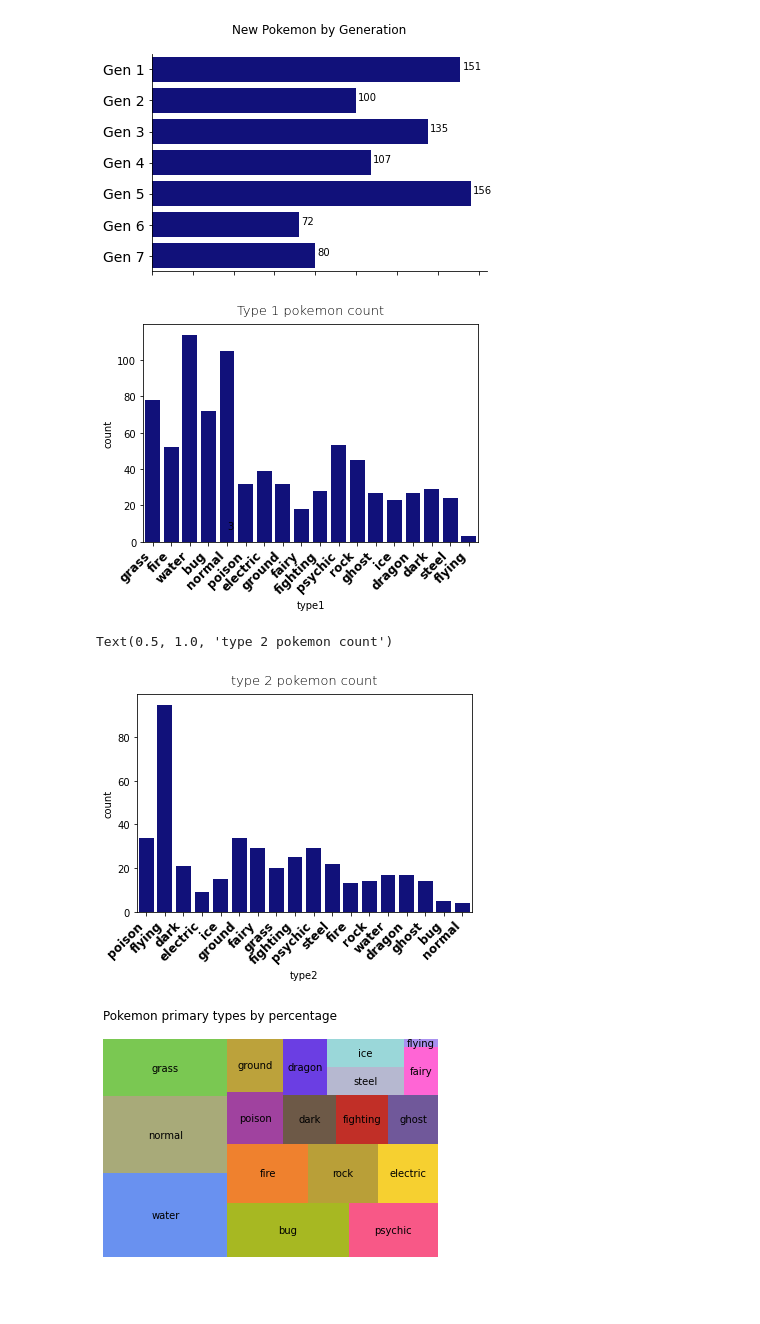
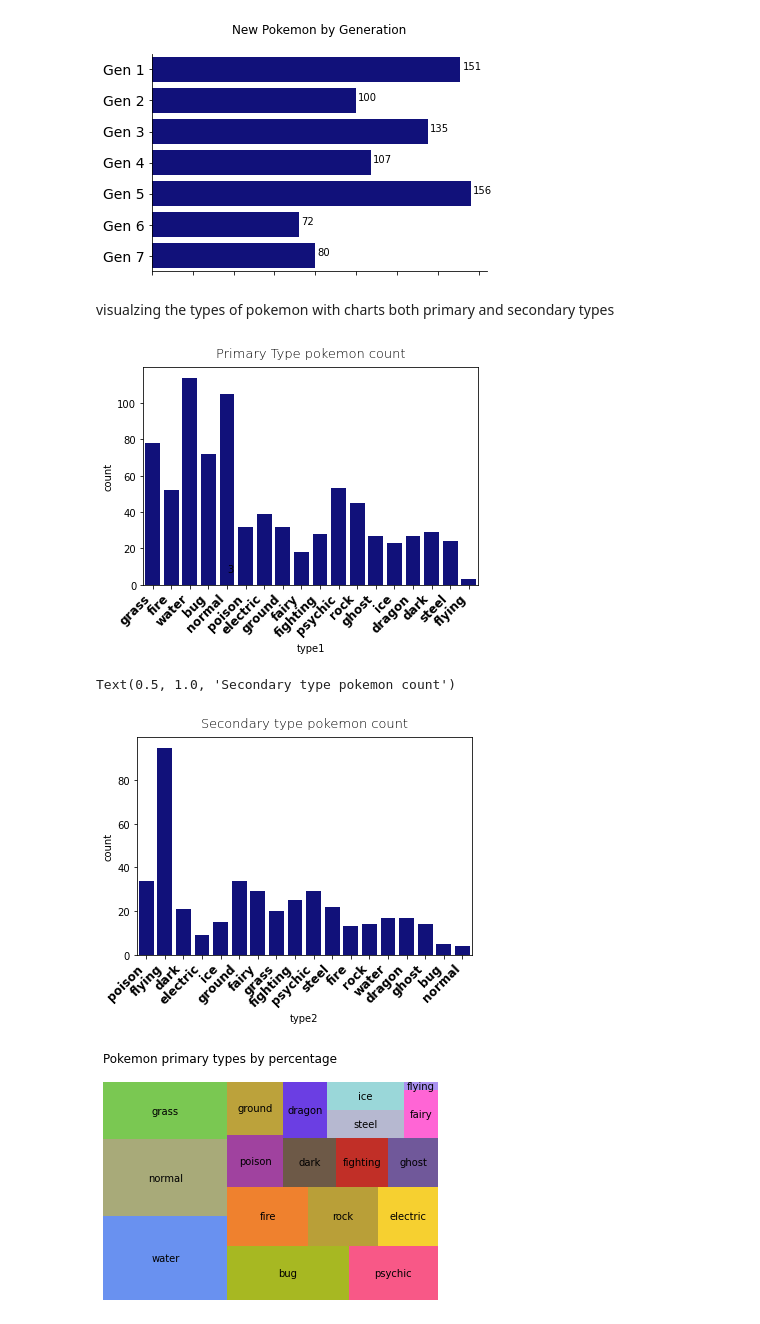
Before and after one commit to zacker232423/Pokemon-Project, a Jupyter notebook: pokemon.ipynb, the cells around one changed output. Drawn from its saved outputs; the diff is of its cells as text; code cells hidden in the pictures; blank space fills up the shorter version.

```diff
--- a/pokemon.ipynb
+++ b/pokemon.ipynb
@@ -114,22 +116,24 @@ for index, value in enumerate(pokemon_df.generation.value_counts().sort_index())
     plt.annotate(f'{value}', xy=(value + 1, index), color='black')
 # %% [output]
 [figure]
+# %% [markdown]
+visualzing the types of pokemon with charts both primary and secondary types
 # %%
 
 type = ['type (t)' for t in pokemon_df.type1.unique()]
 ax = sns.countplot(x=pokemon_df.type1 , color='darkblue')
-ax.set_title('Type 1 pokemon count', loc='center', pad=10, weight= 10 , fontsize=13  )
+ax.set_title('Primary Type pokemon count', loc='center', pad=10, weight= 10 , fontsize=13  )
 
 plt.xticks(
      rotation=45,
     horizontalalignment='right',
     fontweight='heavy',
     fontsize='large'
 )
 for index, value in enumerate(pokemon_df.type1.value_counts().sort_index()):
     plt.annotate(f'{value}', xy=(value + 1, index), color='black')
 # %% [output]
-[figure, old version]
+[figure, new version]
 # %%
 type2 = [f'type (t)' for t in pokemon_df.type2.unique()]
 ax = sns.countplot(x=pokemon_df.type2 , color='darkblue')
@@ -140,10 +144,10 @@ plt.xticks(
     fontweight='heavy',
     fontsize='large'
 )
-ax.set_title('type 2 pokemon count', loc='center', pad=10, weight= 15 , fontsize=13  )
+ax.set_title('Secondary type pokemon count', loc='center', pad=10, weight= 15 , fontsize=13  )
 # %% [output]
-Text(0.5, 1.0, 'type 2 pokemon count')
+Text(0.5, 1.0, 'Secondary type pokemon count')
-[figure, old version]
+[figure, new version]
 # %%
 type1_value_counts = pokemon_df['type1'].value_counts()
 # %%
```
Also changed, not shown: parts of 1 cell of this notebook, 1 other file.
